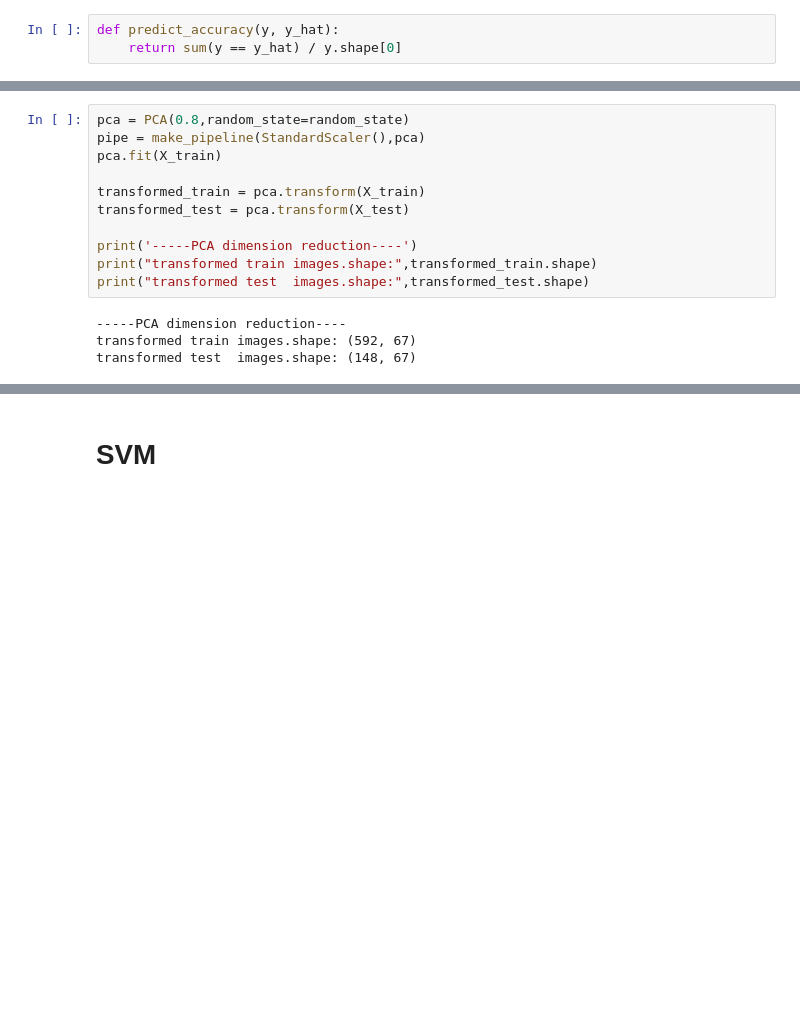
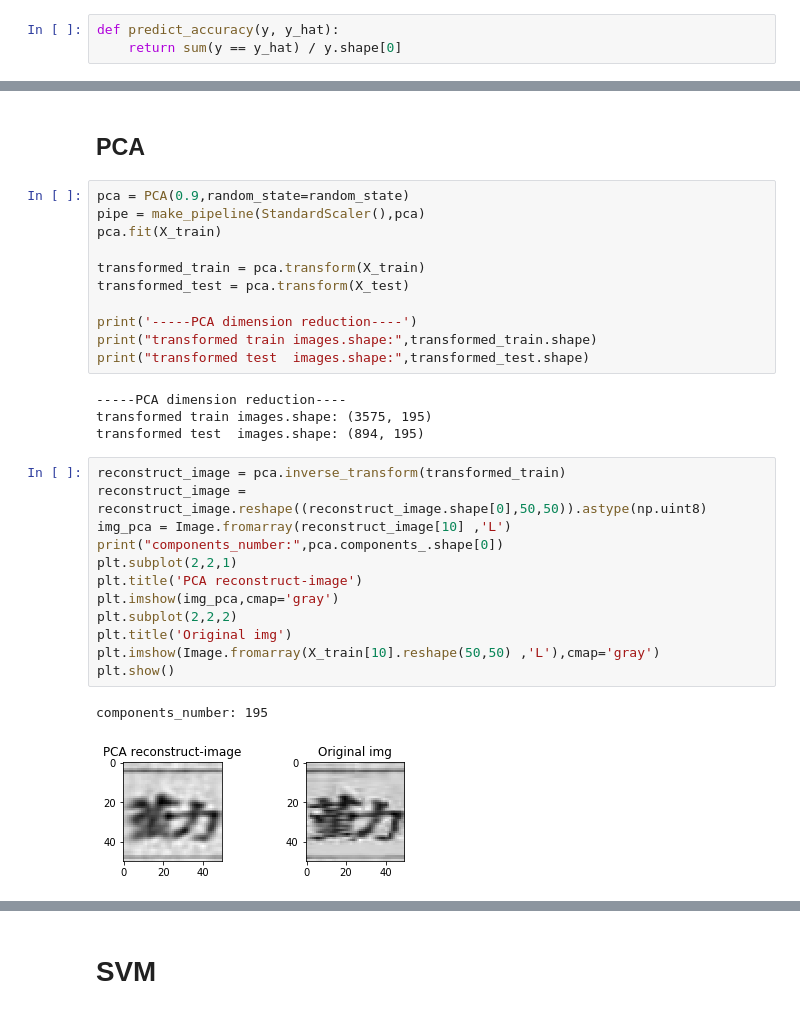
Before and after one commit to yehcheshin/PatternFinal_ChineseHandWrite, a Jupyter notebook: Esun_PCA_LDA.ipynb, the cells around one changed output, grey strips where cells are left out. Drawn from its saved outputs; the diff is of its cells as text; blank space fills up the shorter version.

```diff
--- a/Esun_PCA_LDA.ipynb
+++ b/Esun_PCA_LDA.ipynb
@@ -99,5 +135,7 @@ def predict_accuracy(y, y_hat):
+# %% [markdown]
+## PCA
 # %%
-pca = PCA(0.8,random_state=random_state)
+pca = PCA(0.9,random_state=random_state)
 pipe = make_pipeline(StandardScaler(),pca)
 pca.fit(X_train)
 
@@ -109,5 +147,20 @@ print("transformed train images.shape:",transformed_train.shape)
 print("transformed test  images.shape:",transformed_test.shape)
 # %% [output]
 -----PCA dimension reduction----
-transformed train images.shape: (592, 67)
-transformed test  images.shape: (148, 67)
+transformed train images.shape: (3575, 195)
+transformed test  images.shape: (894, 195)
+# %%
+reconstruct_image = pca.inverse_transform(transformed_train)
+reconstruct_image = reconstruct_image.reshape((reconstruct_image.shape[0],50,50)).astype(np.uint8)
+img_pca = Image.fromarray(reconstruct_image[10] ,'L')
+print("components_number:",pca.components_.shape[0])
+plt.subplot(2,2,1)
+plt.title('PCA reconstruct-image')
+plt.imshow(img_pca,cmap='gray')
+plt.subplot(2,2,2)
+plt.title('Original img')
+plt.imshow(Image.fromarray(X_train[10].reshape(50,50) ,'L'),cmap='gray')
+plt.show()
+# %% [output]
+components_number: 195
+[figure, added]
```
Also changed, not shown: parts of 30 cells of this notebook, 1 other file.
